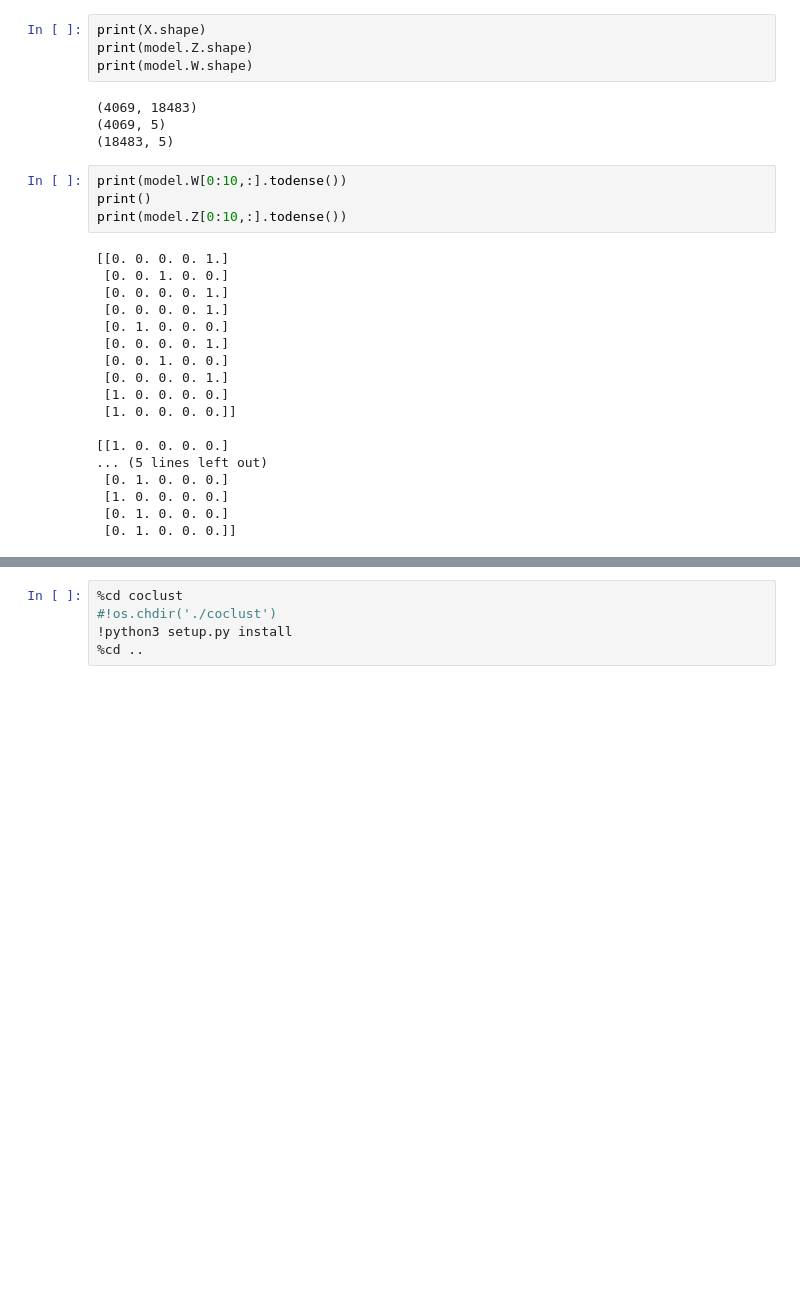
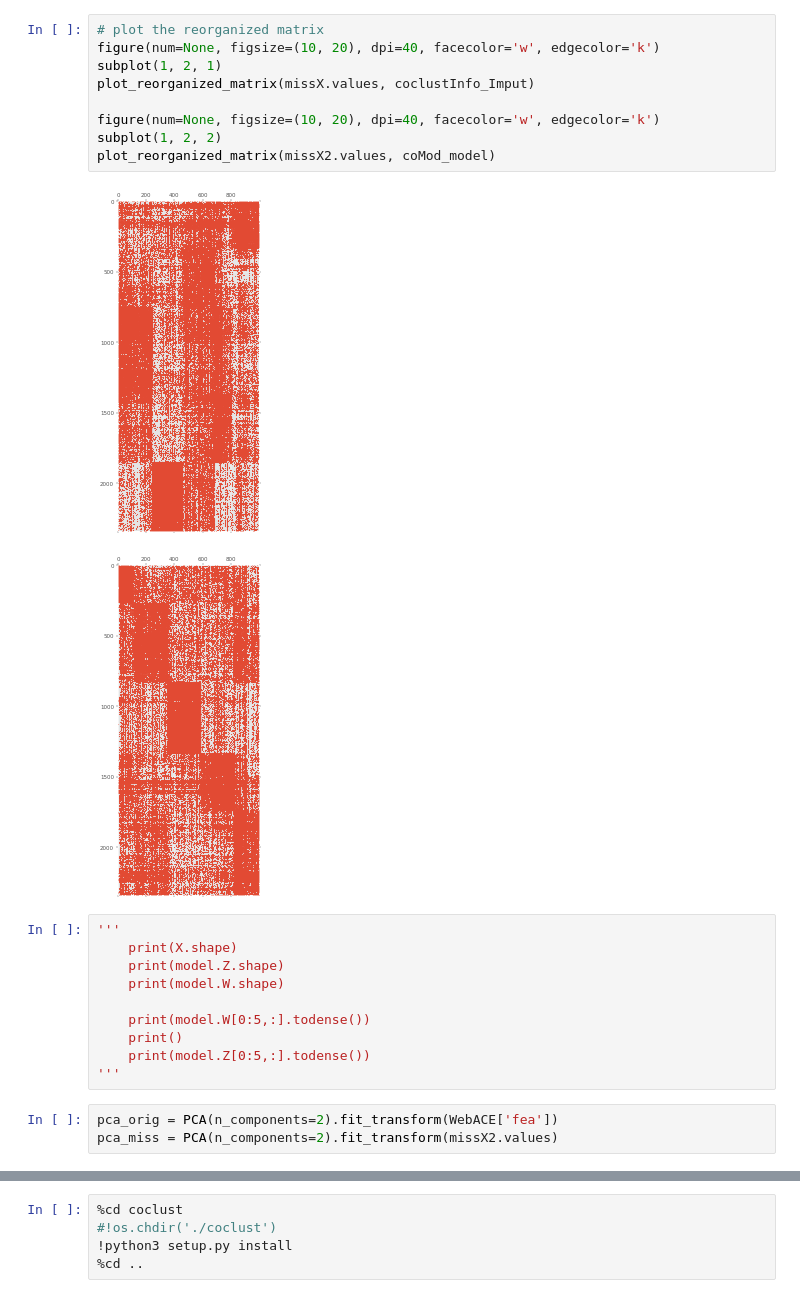
Before and after one commit to AmineFrj/Coclustering-Imputation, a Jupyter notebook: Project.ipynb, the cells around one changed output, grey strips where cells are left out. Cells and saved outputs as stored; diff of their text form; blank space fills up the shorter version.

```diff
--- a/Project.ipynb
+++ b/Project.ipynb
@@ -123,30 +127,25 @@ print(model.p_kl.todense())
+# %%
+# plot the reorganized matrix
+figure(num=None, figsize=(10, 20), dpi=40, facecolor='w', edgecolor='k')
+subplot(1, 2, 1)
+plot_reorganized_matrix(missX.values, coclustInfo_Imput)
+
+figure(num=None, figsize=(10, 20), dpi=40, facecolor='w', edgecolor='k')
+subplot(1, 2, 2)
+plot_reorganized_matrix(missX2.values, coMod_model)
+# %% [output]
+[figure, added]
+[figure, added]
 # %%
-print(X.shape)
-print(model.Z.shape)
-print(model.W.shape)
+'''
+    print(X.shape)
+    print(model.Z.shape)
+    print(model.W.shape)
+
+    print(model.W[0:5,:].todense())
+    print()
+    print(model.Z[0:5,:].todense())
+'''
-# %% [output]
-(4069, 18483)
-(4069, 5)
-(18483, 5)
-# %%
-print(model.W[0:10,:].todense())
-print()
-print(model.Z[0:10,:].todense())
-# %% [output]
-[[0. 0. 0. 0. 1.]
- [0. 0. 1. 0. 0.]
- [0. 0. 0. 0. 1.]
- [0. 0. 0. 0. 1.]
- [0. 1. 0. 0. 0.]
- [0. 0. 0. 0. 1.]
- [0. 0. 1. 0. 0.]
- [0. 0. 0. 0. 1.]
- [1. 0. 0. 0. 0.]
- [1. 0. 0. 0. 0.]]
-
-[[1. 0. 0. 0. 0.]
-... (5 lines left out)
- [0. 1. 0. 0. 0.]
- [1. 0. 0. 0. 0.]
- [0. 1. 0. 0. 0.]
- [0. 1. 0. 0. 0.]]
+# %%
+pca_orig = PCA(n_components=2).fit_transform(WebACE['fea'])
+pca_miss = PCA(n_components=2).fit_transform(missX2.values)
```
Also changed, not shown: parts of 16 cells of this notebook, 4 other files.
